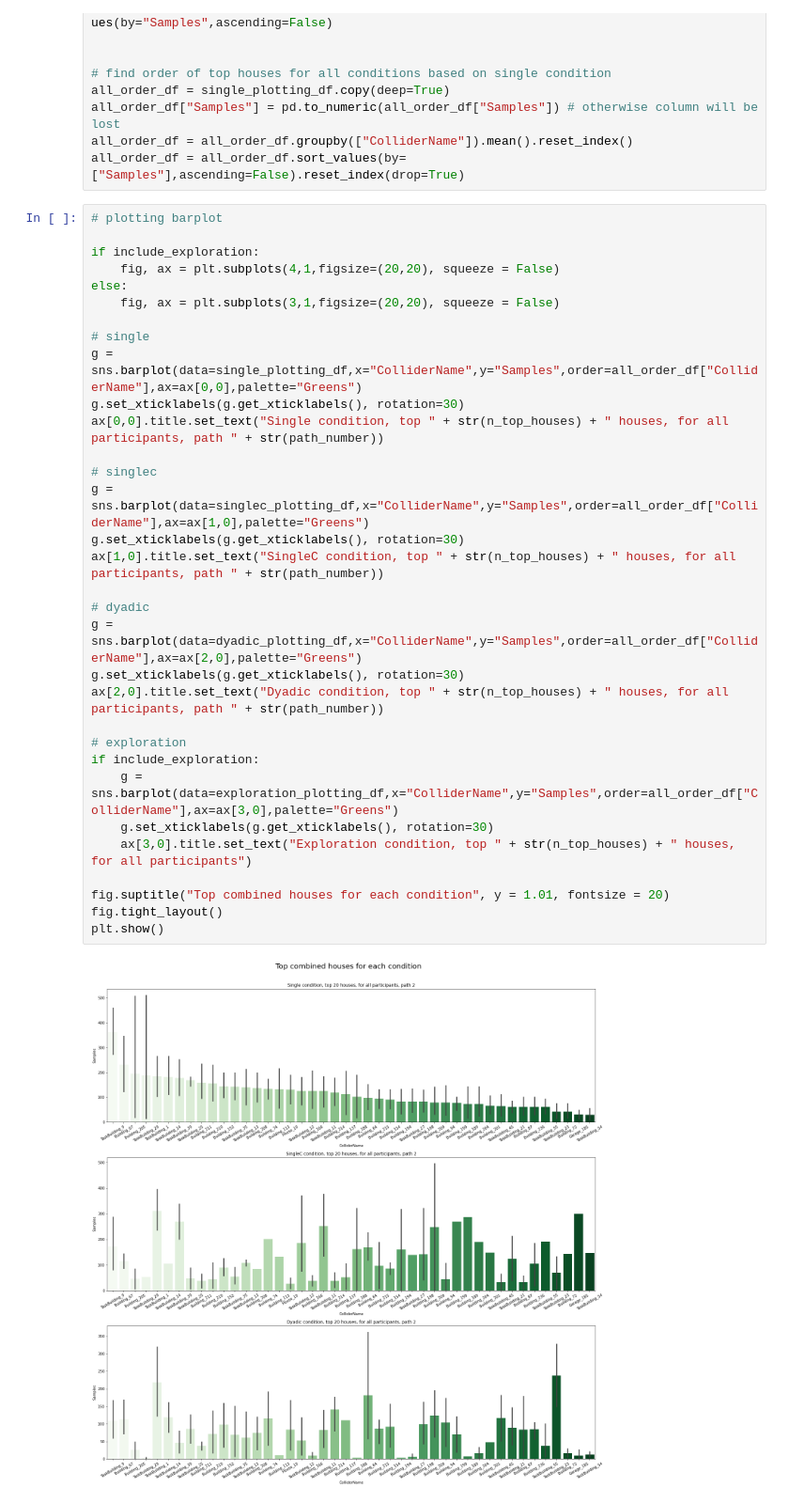
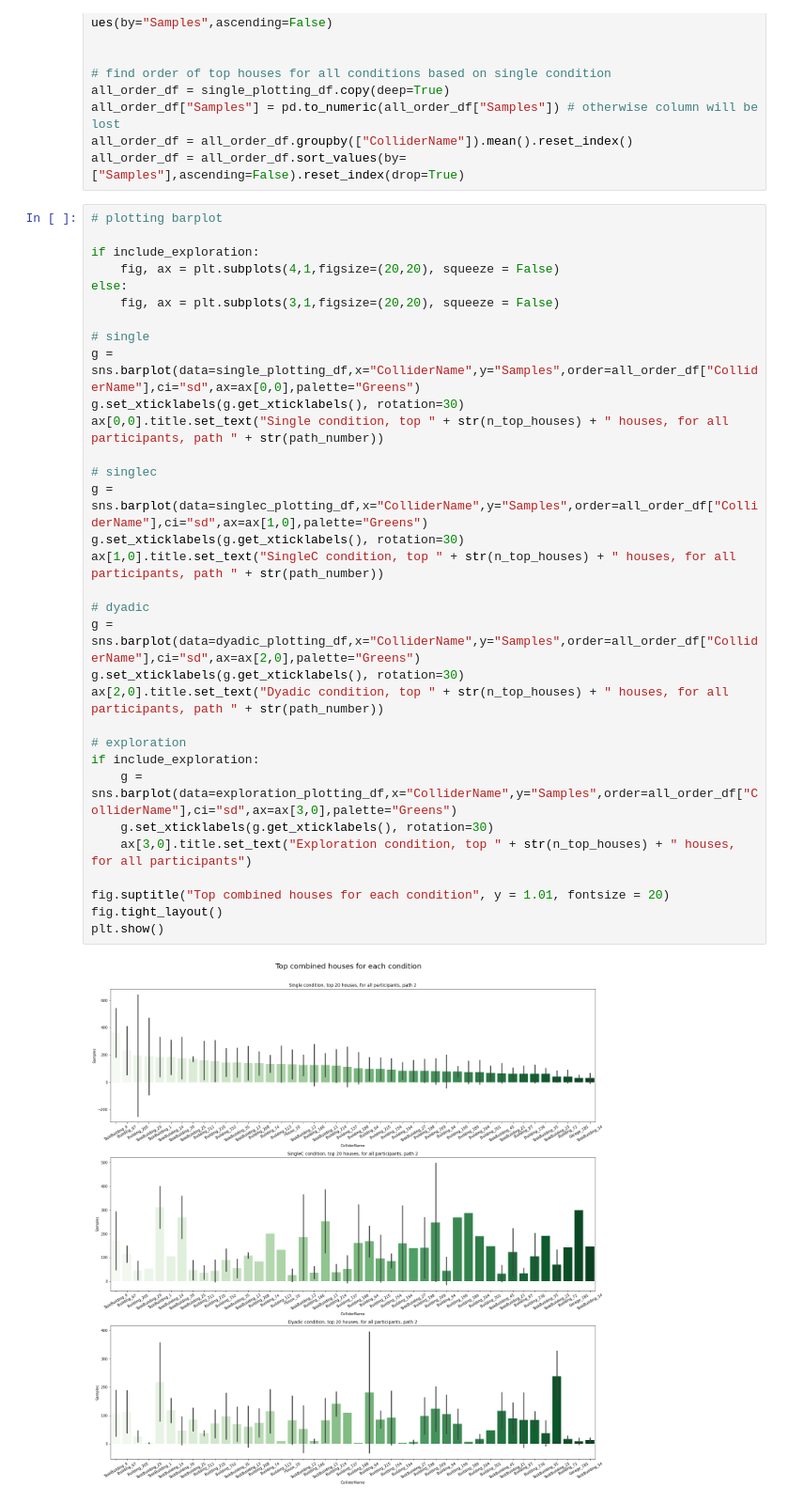
Before and after one commit to lucasessmann/GTA_ET, a Jupyter notebook: IndividualPathAnalysis.ipynb, the cells around one changed output. Shown at 94% size. Cells and saved outputs as stored; diff of their text form.

Commit message:
update most viewed house plotting

```diff
--- a/IndividualPathAnalysis.ipynb
+++ b/IndividualPathAnalysis.ipynb
@@ -309,34 +699,34 @@ all_order_df = all_order_df.sort_values(by=["Samples"],ascending=False).reset_in
 # %%
 # plotting barplot
 
 if include_exploration:
     fig, ax = plt.subplots(4,1,figsize=(20,20), squeeze = False)
 else:
     fig, ax = plt.subplots(3,1,figsize=(20,20), squeeze = False)
 
 # single
-g = sns.barplot(data=single_plotting_df,x="ColliderName",y="Samples",order=all_order_df["ColliderName"],ax=ax[0,0],palette="Greens")
+g = sns.barplot(data=single_plotting_df,x="ColliderName",y="Samples",order=all_order_df["ColliderName"],ci="sd",ax=ax[0,0],palette="Greens")
 g.set_xticklabels(g.get_xticklabels(), rotation=30)
 ax[0,0].title.set_text("Single condition, top " + str(n_top_houses) + " houses, for all participants, path " + str(path_number))
 
 # singlec
-g = sns.barplot(data=singlec_plotting_df,x="ColliderName",y="Samples",order=all_order_df["ColliderName"],ax=ax[1,0],palette="Greens")
+g = sns.barplot(data=singlec_plotting_df,x="ColliderName",y="Samples",order=all_order_df["ColliderName"],ci="sd",ax=ax[1,0],palette="Greens")
 g.set_xticklabels(g.get_xticklabels(), rotation=30)
 ax[1,0].title.set_text("SingleC condition, top " + str(n_top_houses) + " houses, for all participants, path " + str(path_number))
 
 # dyadic
-g = sns.barplot(data=dyadic_plotting_df,x="ColliderName",y="Samples",order=all_order_df["ColliderName"],ax=ax[2,0],palette="Greens")
+g = sns.barplot(data=dyadic_plotting_df,x="ColliderName",y="Samples",order=all_order_df["ColliderName"],ci="sd",ax=ax[2,0],palette="Greens")
 g.set_xticklabels(g.get_xticklabels(), rotation=30)
 ax[2,0].title.set_text("Dyadic condition, top " + str(n_top_houses) + " houses, for all participants, path " + str(path_number))
 
 # exploration
 if include_exploration:
-    g = sns.barplot(data=exploration_plotting_df,x="ColliderName",y="Samples",order=all_order_df["ColliderName"],ax=ax[3,0],palette="Greens")
+    g = sns.barplot(data=exploration_plotting_df,x="ColliderName",y="Samples",order=all_order_df["ColliderName"],ci="sd",ax=ax[3,0],palette="Greens")
     g.set_xticklabels(g.get_xticklabels(), rotation=30)
     ax[3,0].title.set_text("Exploration condition, top " + str(n_top_houses) + " houses, for all participants")
 
 fig.suptitle("Top combined houses for each condition", y = 1.01, fontsize = 20)
 fig.tight_layout()
 plt.show()
 # %% [output]
-[figure, old version]
+[figure, new version]
```
Also changed, not shown: parts of 36 cells of this notebook, 1 other file.
